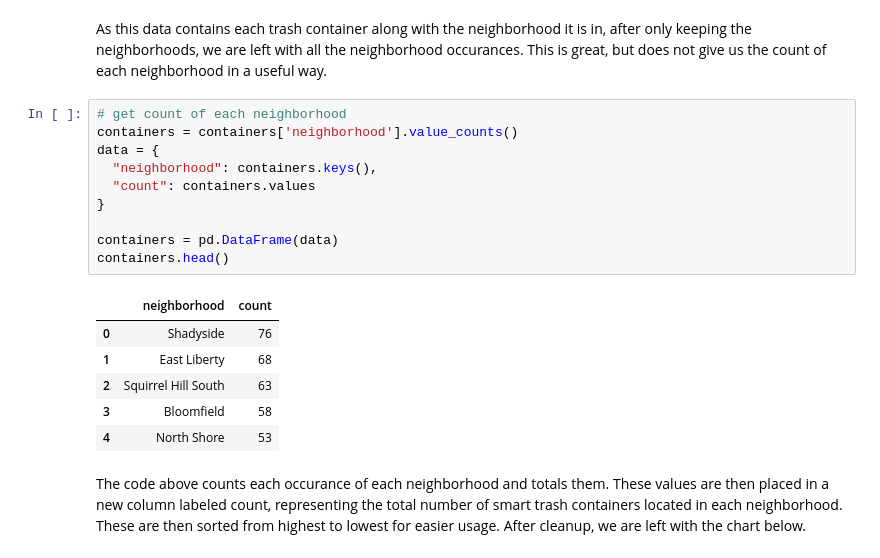
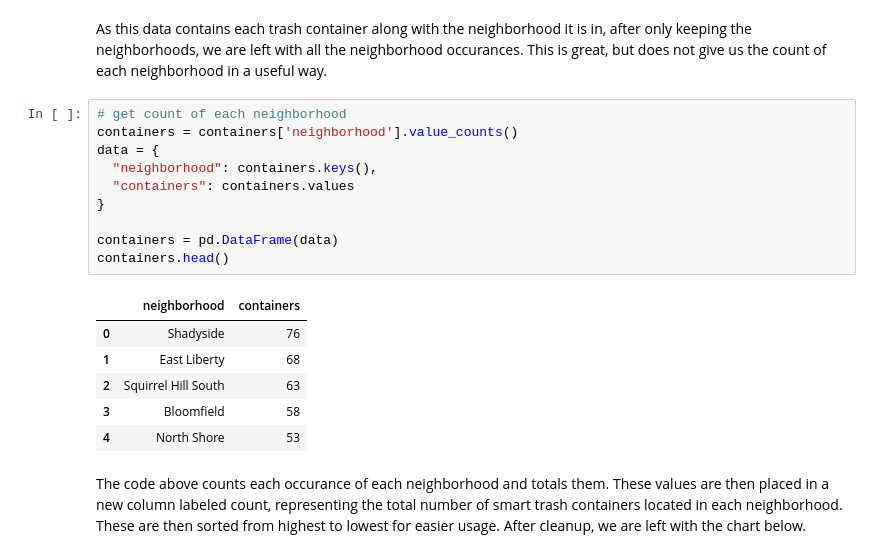
Before and after one commit to dantewarhola/Big-Ideas-in-Computing-and-Information-Group-38-Final-Project, a Jupyter notebook: FinalNotebook.ipynb, the cells around one changed output. Drawn from its saved outputs; the diff is of its cells as text.

```diff
--- a/FinalNotebook.ipynb
+++ b/FinalNotebook.ipynb
@@ -37,15 +37,15 @@ As this data contains each trash container along with the neighborhood it is in,
 # %%
 # get count of each neighborhood
 containers = containers['neighborhood'].value_counts()
 data = {
   "neighborhood": containers.keys(),
-  "count": containers.values
+  "containers": containers.values
 }
 
 containers = pd.DataFrame(data)
 containers.head()
 # %% [output]
-|  | neighborhood | count |
+|  | neighborhood | containers |
 | 0 | Shadyside | 76 |
 | 1 | East Liberty | 68 |
 | 2 | Squirrel Hill South | 63 |
```
Also changed, not shown: parts of 8 cells of this notebook.
